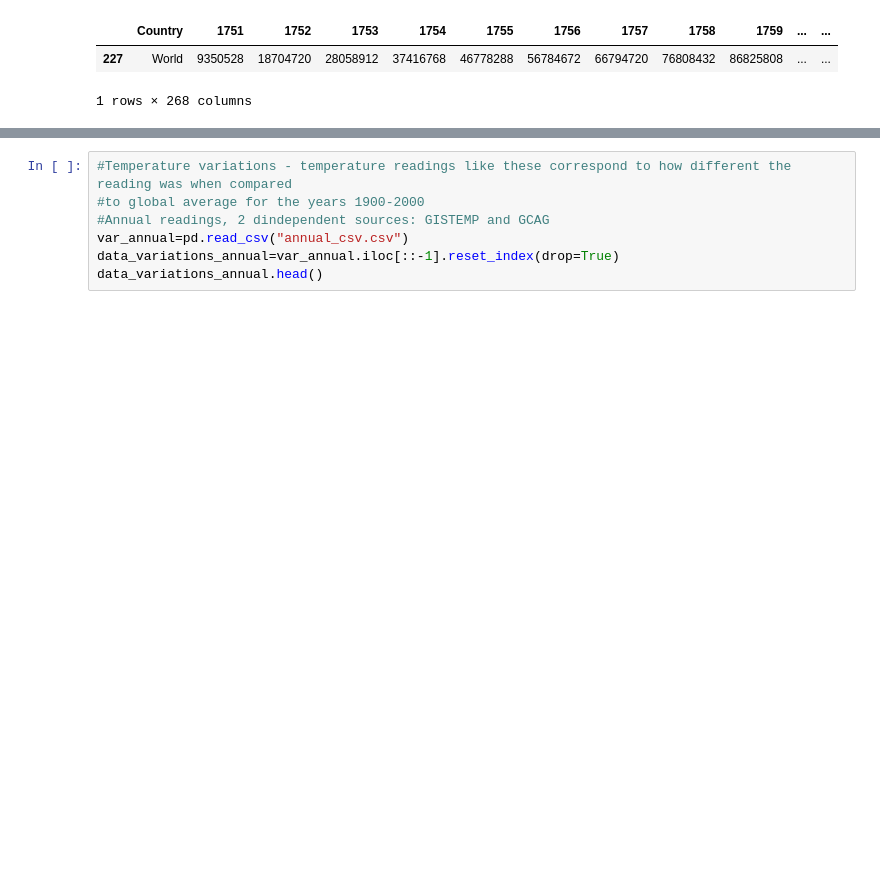
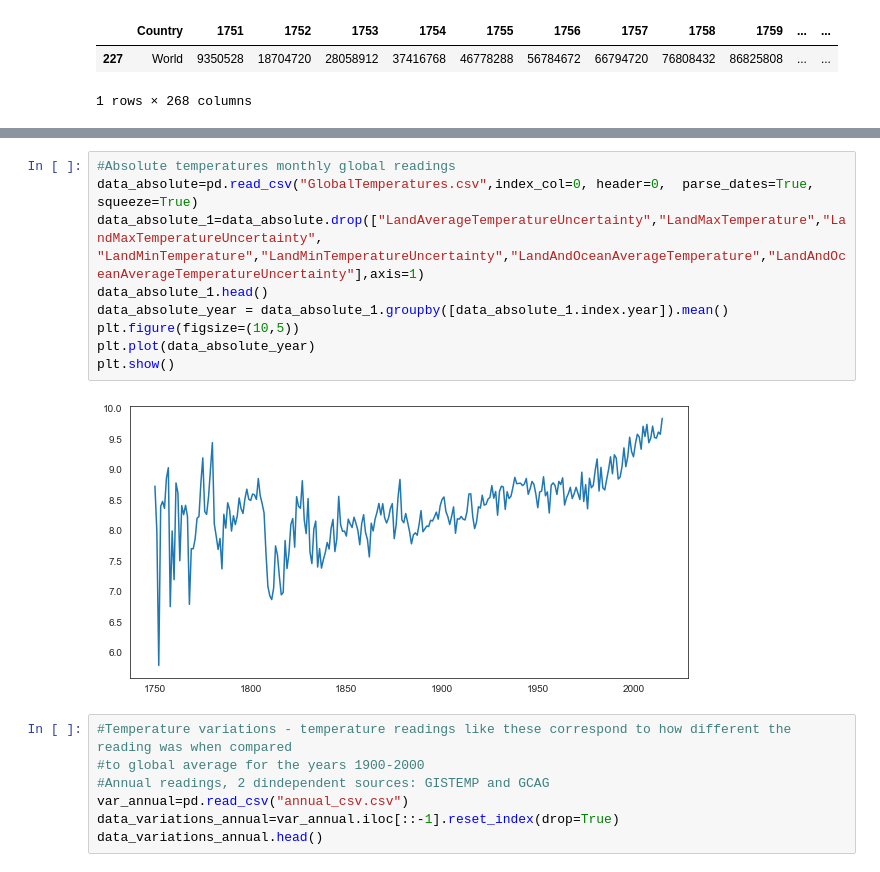
Before and after one commit to TL114/DataScience19, a Jupyter notebook: DS19.ipynb, the cells around one changed output, grey strips where cells are left out. Drawn from its saved outputs; the diff is of its cells as text; blank space fills up the shorter version.

```diff
--- a/DS19.ipynb
+++ b/DS19.ipynb
@@ -37,3 +28,15 @@ data_absolute.head()
+# %%
+#Absolute temperatures monthly global readings
+data_absolute=pd.read_csv("GlobalTemperatures.csv",index_col=0, header=0,  parse_dates=True, squeeze=True)
+data_absolute_1=data_absolute.drop(["LandAverageTemperatureUncertainty","LandMaxTemperature","LandMaxTemperatureUncertainty",
+"LandMinTemperature","LandMinTemperatureUncertainty","LandAndOceanAverageTemperature","LandAndOceanAverageTemperatureUncertainty"],axis=1)
+data_absolute_1.head()
+data_absolute_year = data_absolute_1.groupby([data_absolute_1.index.year]).mean()
+plt.figure(figsize=(10,5))
+plt.plot(data_absolute_year)
+plt.show()
+# %% [output]
+[figure, added]
 # %%
 #Temperature variations - temperature readings like these correspond to how different the reading was when compared
 #to global average for the years 1900-2000
```
Also changed, not shown: parts of 4 cells of this notebook.
